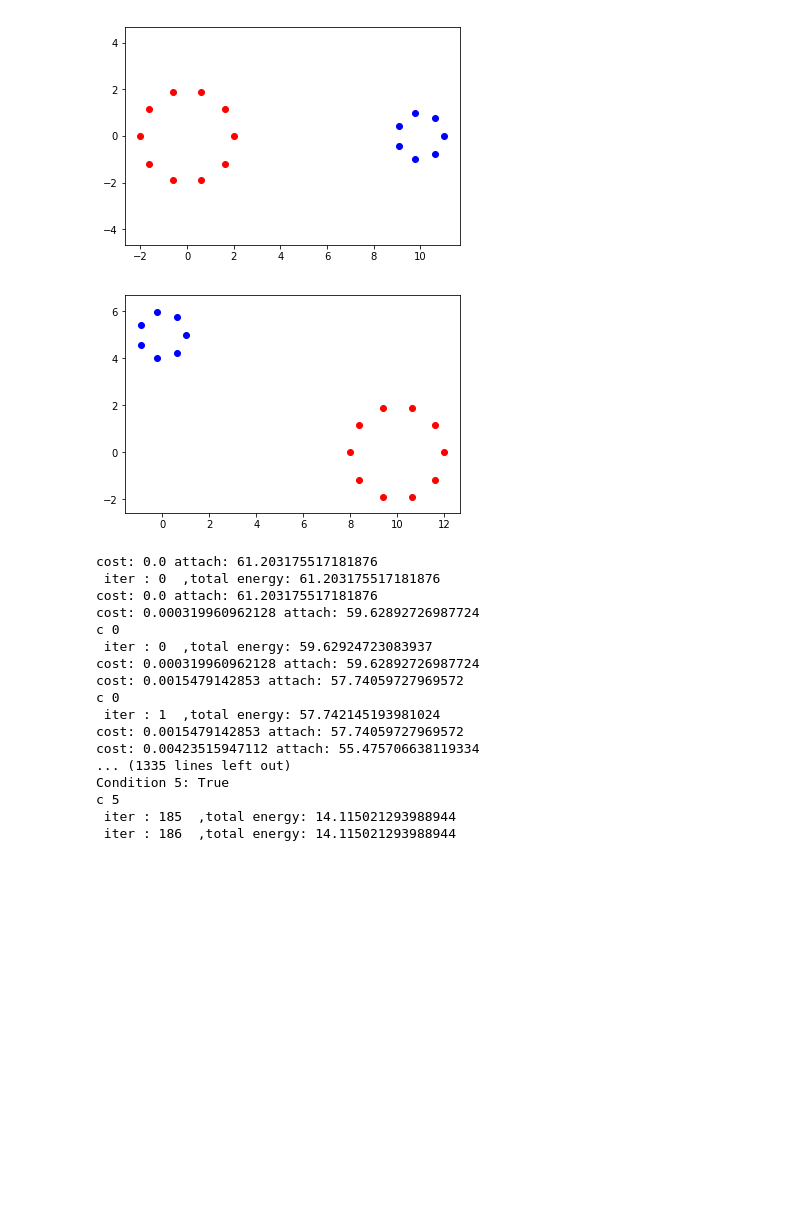
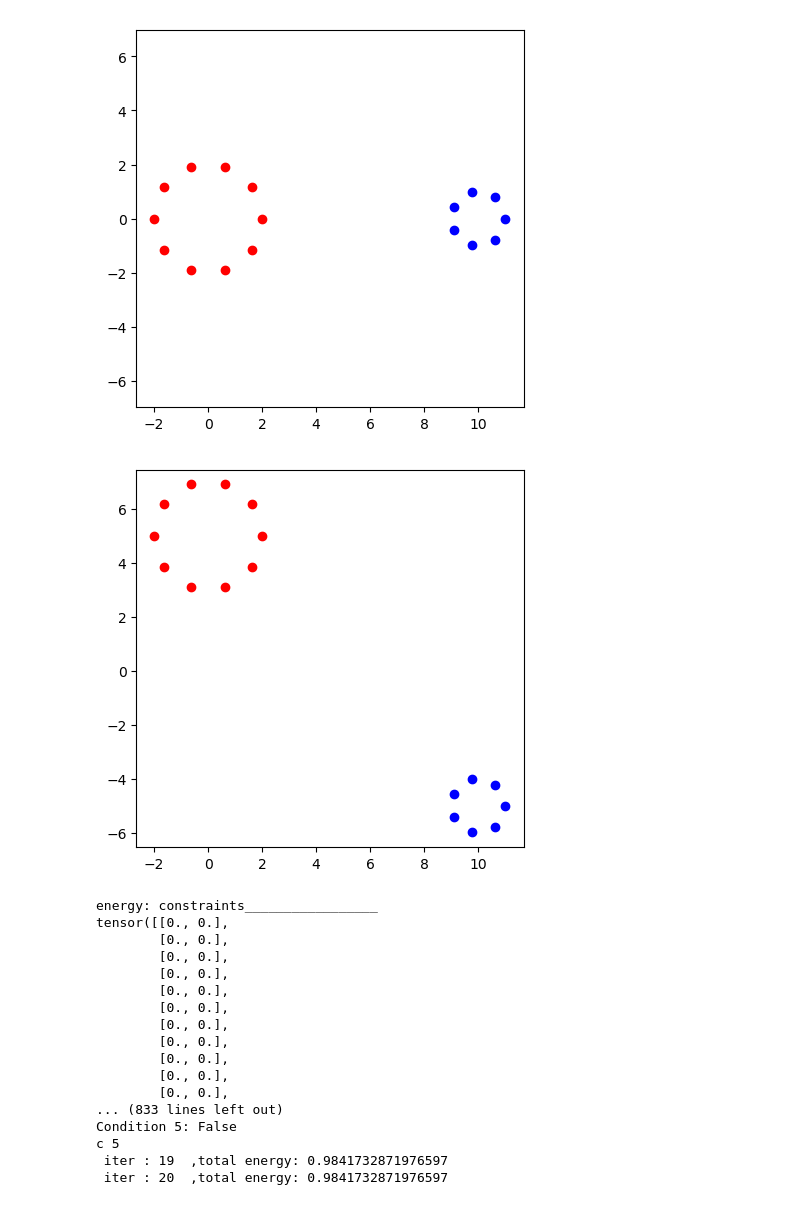
Before and after one commit to RosaKow/Masterthesis, a Jupyter notebook: defmod/Matching_Circles_globaltrans_graddesc.ipnby.ipynb, the cells around one changed output. Saved outputs shown, nothing was run; the diff lists cells and outputs as text; code cells hidden in the pictures; blank space fills up the shorter version.

Commit message:
grid visualisation in progress

```diff
--- a/defmod/Matching_Circles_globaltrans_graddesc.ipnby.ipynb
+++ b/defmod/Matching_Circles_globaltrans_graddesc.ipnby.ipynb
@@ -35,22 +33,27 @@ nb_pts = [nb_pts1, nb_pts2]
 source = mm.multipleCircles(origin, radius, nb_pts)
 
 origin_target = [[10., 0.], [0, 5.]]
+origin_target = [[0.,5.], [10.,-5.]]
+
 target = mm.multipleCircles(origin_target, radius, nb_pts)
 # %%
-plt.figure()
+figsize = (5,5)
+dpi = 100
+
+fig_source = plt.figure(figsize=figsize, dpi=100)
 plt.scatter(source[0][:, 0].detach().numpy(), source[0][:, 1].detach().numpy(), c='red')
 plt.scatter(source[1][:, 0].detach().numpy(), source[1][:, 1].detach().numpy(), c='blue')
 plt.axis('equal')
 
-plt.figure()
+fig_target = plt.figure(figsize=figsize, dpi=100)
 plt.scatter(target[0][:, 0].detach().numpy(), target[0][:, 1].detach().numpy(), c='red')
 plt.scatter(target[1][:, 0].detach().numpy(), target[1][:, 1].detach().numpy(), c='blue')
 
 plt.axis('equal')
 plt.show()
 # %% [output]
-[figure, old version]
+[figure, new version]
-[figure, old version]
+[figure, new version]
 # %%
 # Defining the deformation modules
 sigma1 = 20
@@ -88,23 +91,23 @@ EnergyFunctional = model.EnergyFunctional(modules, H, constr_Id, source, target,
 X = [gd0_tensor, mom0_tensor]
 X = model.gradientdescent(EnergyFunctional, X)
 # %% [output]
-cost: 0.0 attach: 61.203175517181876
- iter : 0  ,total energy: 61.203175517181876
-cost: 0.0 attach: 61.203175517181876
-cost: 0.000319960962128 attach: 59.62892726987724
-c 0
- iter : 0  ,total energy: 59.62924723083937
-cost: 0.000319960962128 attach: 59.62892726987724
-cost: 0.0015479142853 attach: 57.74059727969572
-c 0
- iter : 1  ,total energy: 57.742145193981024
-cost: 0.0015479142853 attach: 57.74059727969572
-cost: 0.00423515947112 attach: 55.475706638119334
-... (1335 lines left out)
-Condition 5: True
+energy: constraints_________________
+tensor([[0., 0.],
+        [0., 0.],
+        [0., 0.],
+        [0., 0.],
+        [0., 0.],
+        [0., 0.],
+        [0., 0.],
+        [0., 0.],
+        [0., 0.],
+        [0., 0.],
+        [0., 0.],
+... (833 lines left out)
+Condition 5: False
 c 5
- iter : 185  ,total energy: 14.115021293988944
- iter : 186  ,total energy: 14.115021293988944
+ iter : 19  ,total energy: 0.9841732871976597
+ iter : 20  ,total energy: 0.9841732871976597
 # %%
 H.module.manifold.fill_gd(X[0])
 H.module.manifold.fill_cotan(X[1])
```
Also changed, not shown: parts of 5 cells of this notebook, 28 other files.
